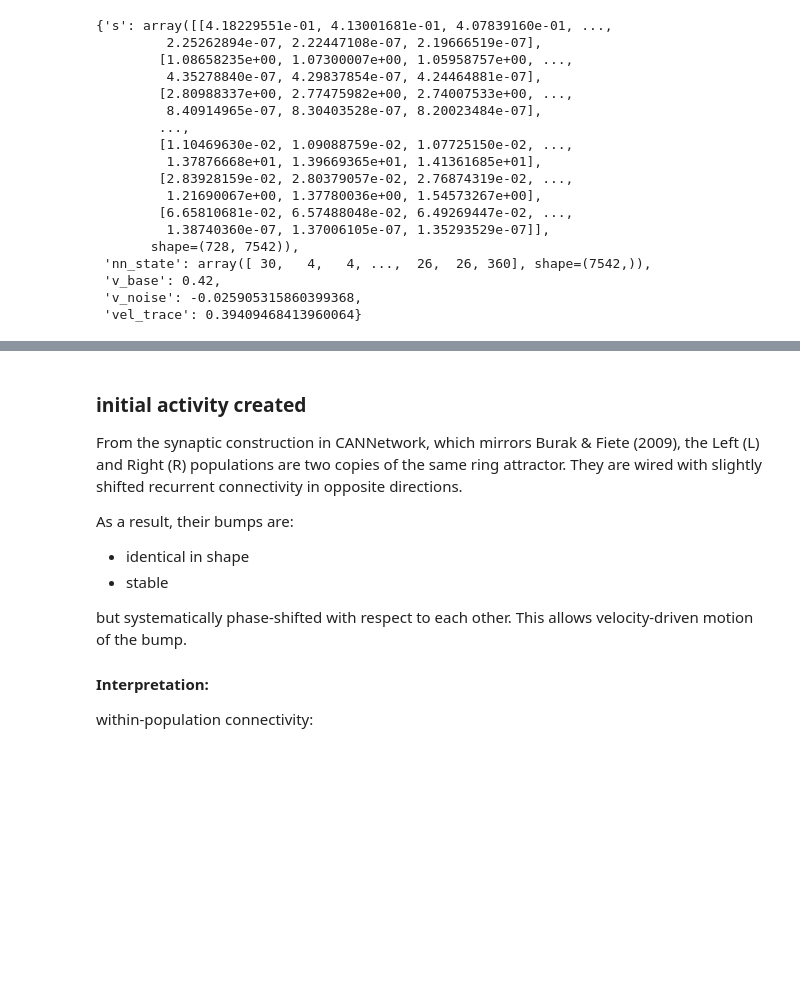
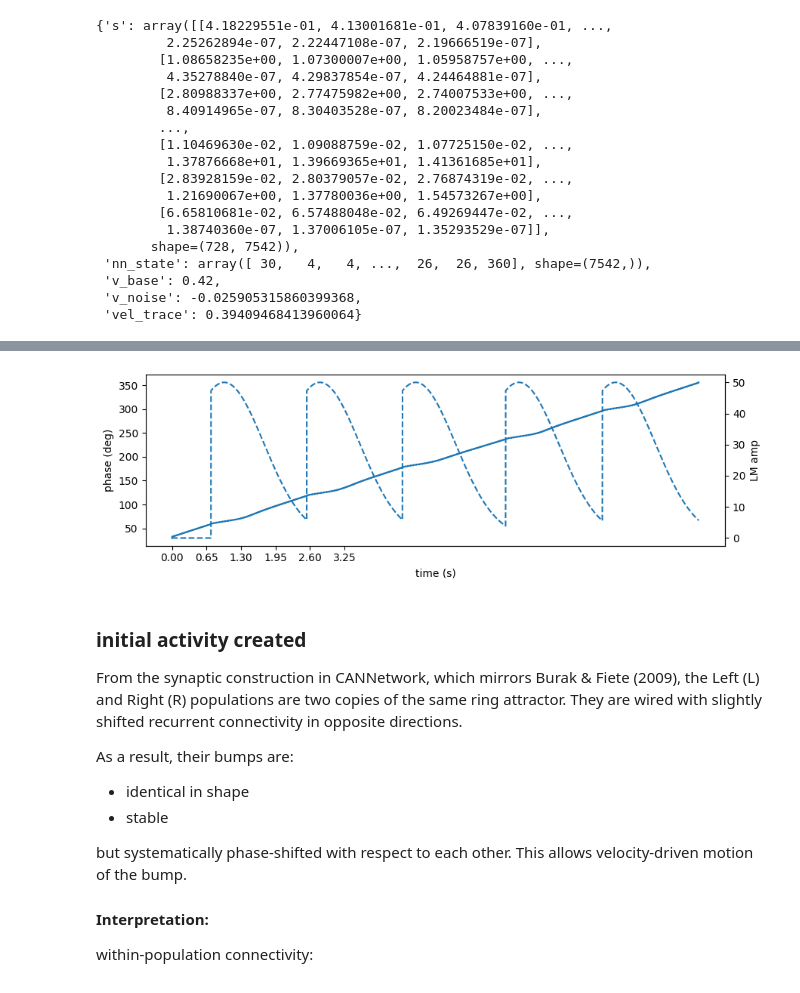
Before and after one commit to claramont/mental-navigation, a Jupyter notebook: src/mental_navigation/CAN/CAN_notebook.ipynb, the cells around one changed output, grey strips where cells are left out. Cells and saved outputs as stored; diff of their text form; code cells hidden in the pictures; blank space fills up the shorter version.

```diff
--- a/src/mental_navigation/CAN/CAN_notebook.ipynb
+++ b/src/mental_navigation/CAN/CAN_notebook.ipynb
@@ -451,3 +729,25 @@ trial_lm
+# %%
+tr = tr_lm[0]
+t = np.arange(len(tr["phase_unw"])) * net.dt
+phase_deg = tr["phase_unw"] * (360.0/sim.network.K)
+
+fig, ax1 = plt.subplots(figsize=(9,3))
+ax1.plot(t, phase_deg)
+ax1.set_ylabel("phase (deg)")
+ax1.set_xlabel("time (s)")
+
+ax2 = ax1.twinx()
+ax2.plot(t, tr["lm_amplitude"], linestyle="--")
+ax2.set_ylabel("LM amp")
+
+ticks = np.arange(0, 3.25 + 1e-9, 0.65)
+ax1.set_xticks(ticks)
+ax1.set_xticklabels([f"{x:.2f}" for x in ticks])
+
+plt.tight_layout()
+plt.show()
+# %% [output]
+[figure, added]
 # %% [markdown]
 ### initial activity created
 From the synaptic construction in CANNetwork, which mirrors Burak & Fiete (2009), the Left (L) and Right (R) populations are two copies of the same ring attractor. They are wired with slightly shifted recurrent connectivity in opposite directions.
```
Also changed, not shown: parts of 21 cells of this notebook, 2 other files.
